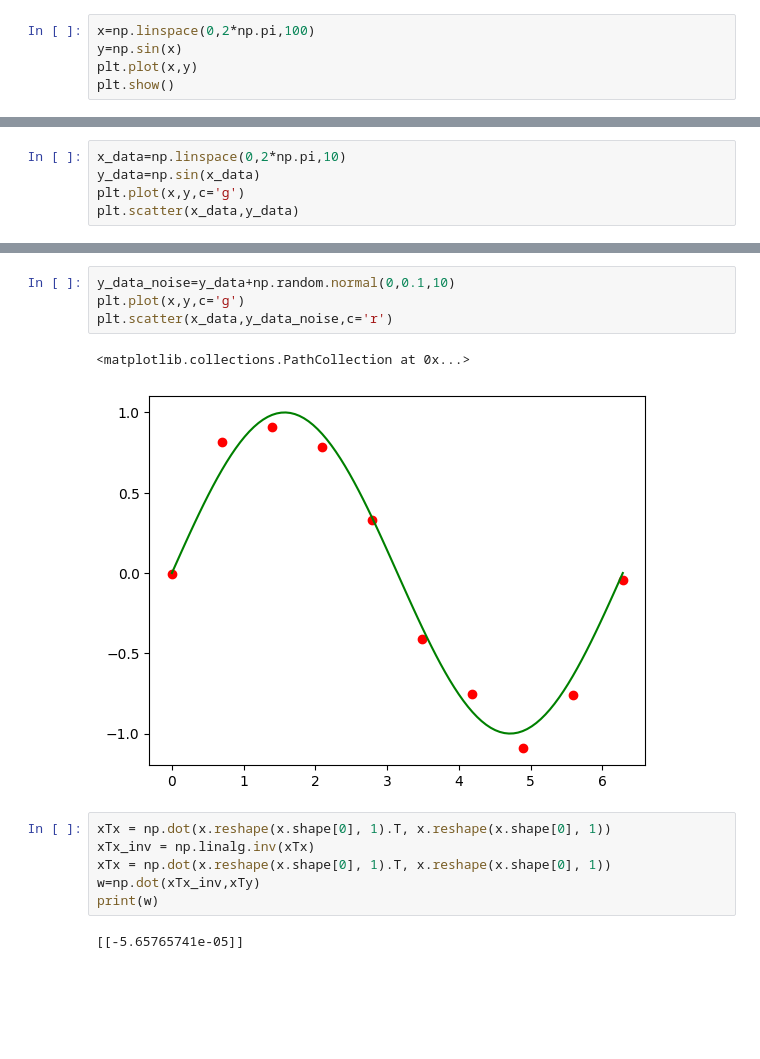
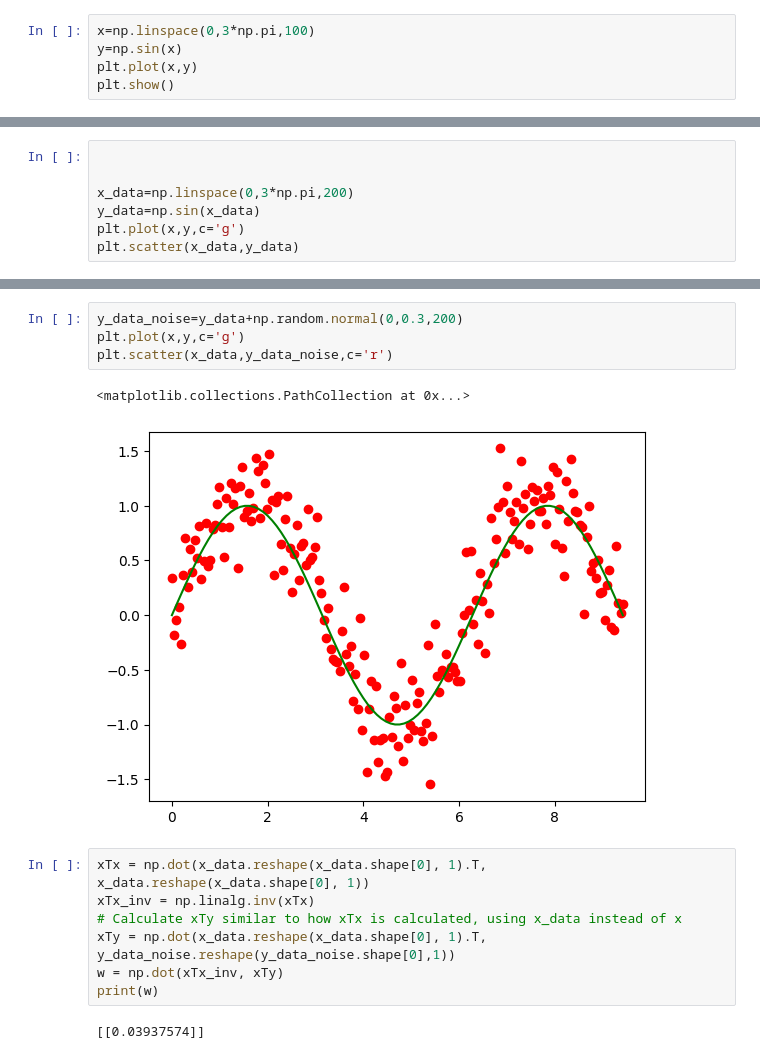
Before and after one commit to AshmitGurung/Machine-Learning-lab-PCS662, a Jupyter notebook: Week5.ipynb, the cells around one changed output, grey strips where cells are left out. Saved outputs shown, nothing was run; the diff lists cells and outputs as text; blank space fills up the shorter version.

```diff
--- a/Week5.ipynb
+++ b/Week5.ipynb
@@ -6,7 +7,7 @@ import matplotlib.pyplot as plt
 from sklearn.preprocessing import PolynomialFeatures
 from sklearn.linear_model import LinearRegression
 # %%
-x=np.linspace(0,2*np.pi,100)
+x=np.linspace(0,3*np.pi,100)
 y=np.sin(x)
 plt.plot(x,y)
 plt.show()
@@ -15,5 +16,7 @@ plt.show()
 # %%
-x_data=np.linspace(0,2*np.pi,10)
+
+
+x_data=np.linspace(0,3*np.pi,200)
 y_data=np.sin(x_data)
 plt.plot(x,y,c='g')
 plt.scatter(x_data,y_data)
@@ -23,15 +26,16 @@ plt.scatter(x_data,y_data)
 # %%
-y_data_noise=y_data+np.random.normal(0,0.1,10)
+y_data_noise=y_data+np.random.normal(0,0.3,200)
 plt.plot(x,y,c='g')
 plt.scatter(x_data,y_data_noise,c='r')
 # %% [output]
 <matplotlib.collections.PathCollection at 0x...>
-[figure, old version]
+[figure, new version]
 # %%
-xTx = np.dot(x.reshape(x.shape[0], 1).T, x.reshape(x.shape[0], 1))
+xTx = np.dot(x_data.reshape(x_data.shape[0], 1).T, x_data.reshape(x_data.shape[0], 1))
 xTx_inv = np.linalg.inv(xTx)
-xTx = np.dot(x.reshape(x.shape[0], 1).T, x.reshape(x.shape[0], 1))
-w=np.dot(xTx_inv,xTy)
+# Calculate xTy similar to how xTx is calculated, using x_data instead of x
+xTy = np.dot(x_data.reshape(x_data.shape[0], 1).T, y_data_noise.reshape(y_data_noise.shape[0],1))
+w = np.dot(xTx_inv, xTy)
 print(w)
 # %% [output]
-[[-5.65765741e-05]]
+[[0.03937574]]
```
Also changed, not shown: parts of 4 cells of this notebook.
